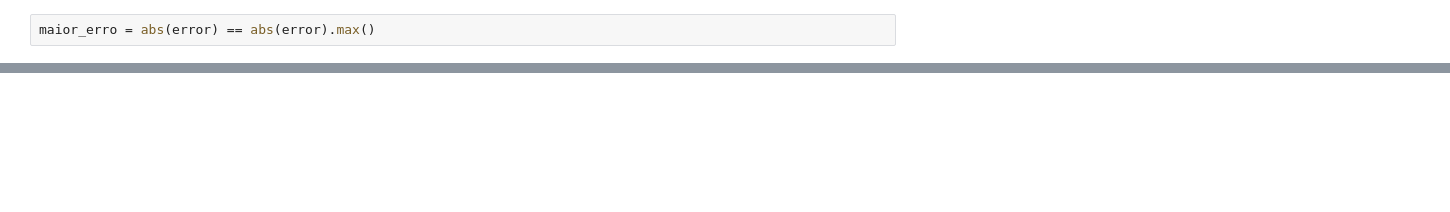
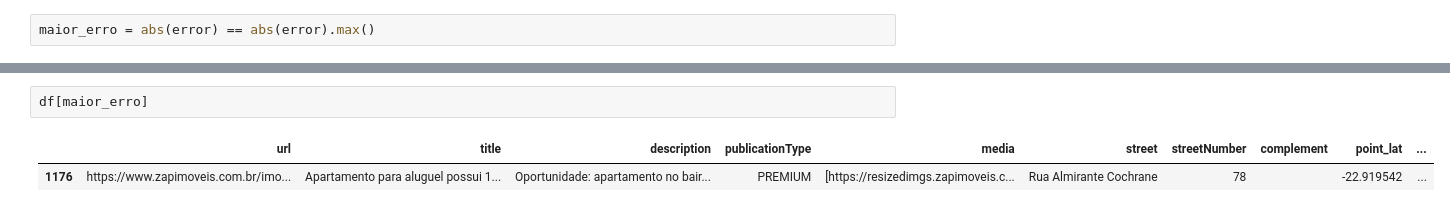
Before and after one commit to dobraga/get_listings, a Jupyter notebook: notebooks/1.Exploração.ipynb, the cells around one changed output, grey strips where cells are left out. Cells and saved outputs as stored; diff of their text form; blank space fills up the shorter version.

```diff
--- a/notebooks/1.Exploração.ipynb
+++ b/notebooks/1.Exploração.ipynb
@@ -97,0 +178,5 @@ X[maior_erro]
+# %%
+df[maior_erro]
+# %% [output]
+|  | url | title | description | publicationType | media | street | streetNumber | complement | point_lat | ... |
+| 1176 | https://www.zapimoveis.com.br/imo... | Apartamento para aluguel possui 1... | Oportunidade: apartamento no bair... | PREMIUM | [https://resizedimgs.zapimoveis.c... | Rua Almirante Cochrane | 78 |  | -22.919542 | ... |
```
Also changed, not shown: parts of 16 cells of this notebook, 35 other files.
